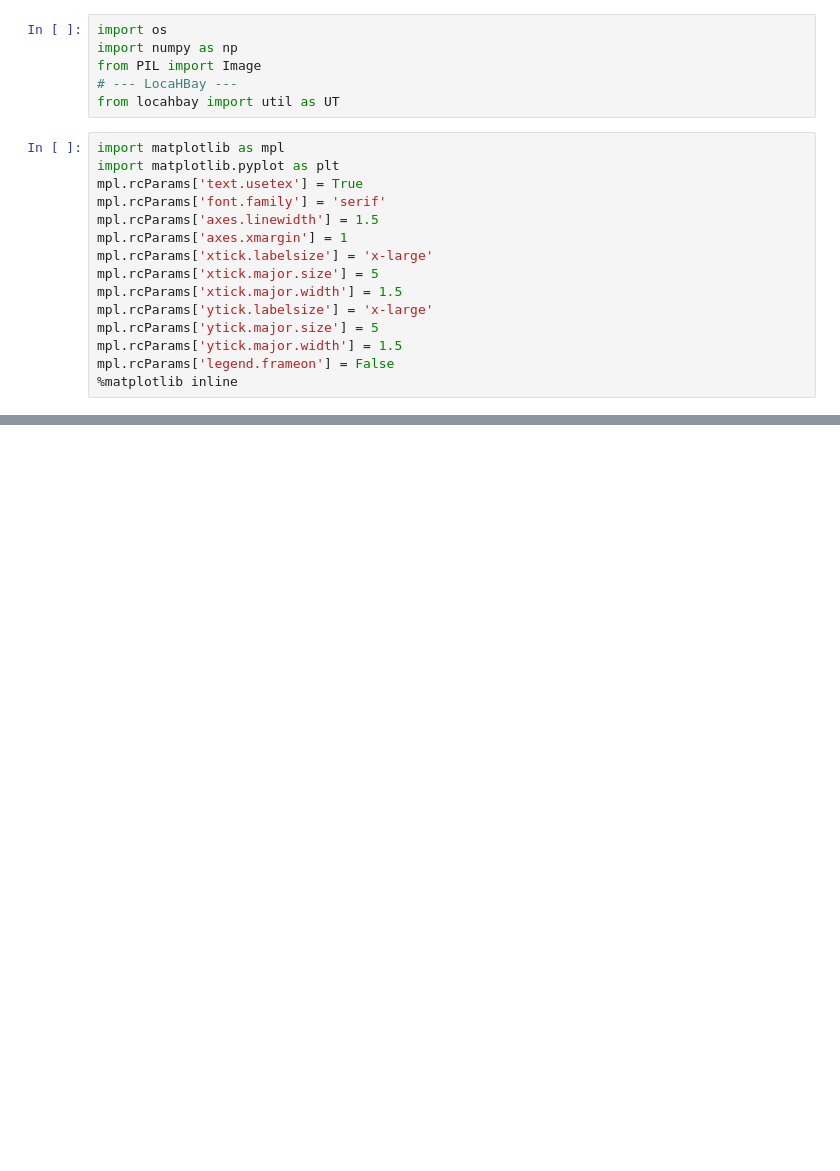
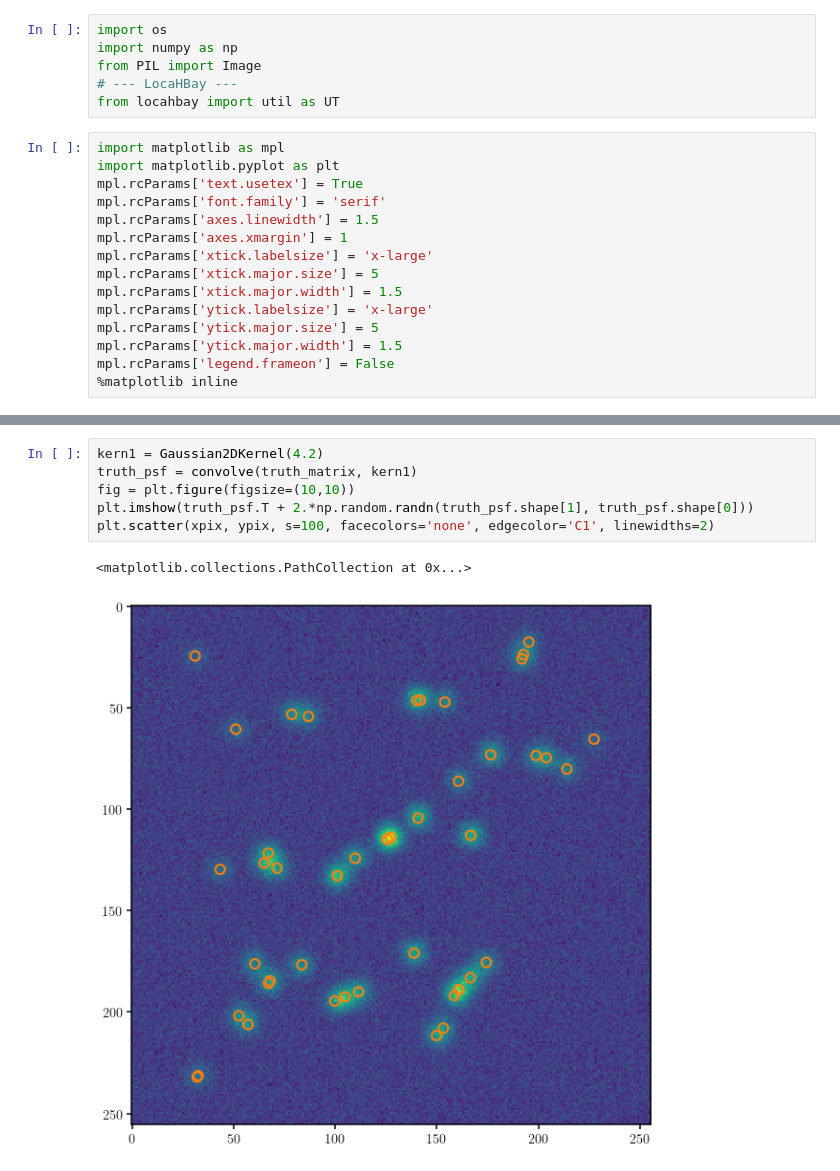
Before and after one commit to massimopascale/LocaHBay, a Jupyter notebook: nb/smlm_tub1.ipynb, the cells around one changed output, grey strips where cells are left out. Saved outputs shown, nothing was run; the diff lists cells and outputs as text; blank space fills up the shorter version.

```diff
--- a/nb/smlm_tub1.ipynb
+++ b/nb/smlm_tub1.ipynb
@@ -58,0 +71,9 @@ plt.scatter(xpix[low], ypix[low], s=100, facecolors='none', edgecolor='r', linew
+# %%
+kern1 = Gaussian2DKernel(4.2)
+truth_psf = convolve(truth_matrix, kern1)
+fig = plt.figure(figsize=(10,10))
+plt.imshow(truth_psf.T + 2.*np.random.randn(truth_psf.shape[1], truth_psf.shape[0]))
+plt.scatter(xpix, ypix, s=100, facecolors='none', edgecolor='C1', linewidths=2)
+# %% [output]
+<matplotlib.collections.PathCollection at 0x...>
+[figure, added]
```
Also changed, not shown: parts of 8 cells of this notebook.
